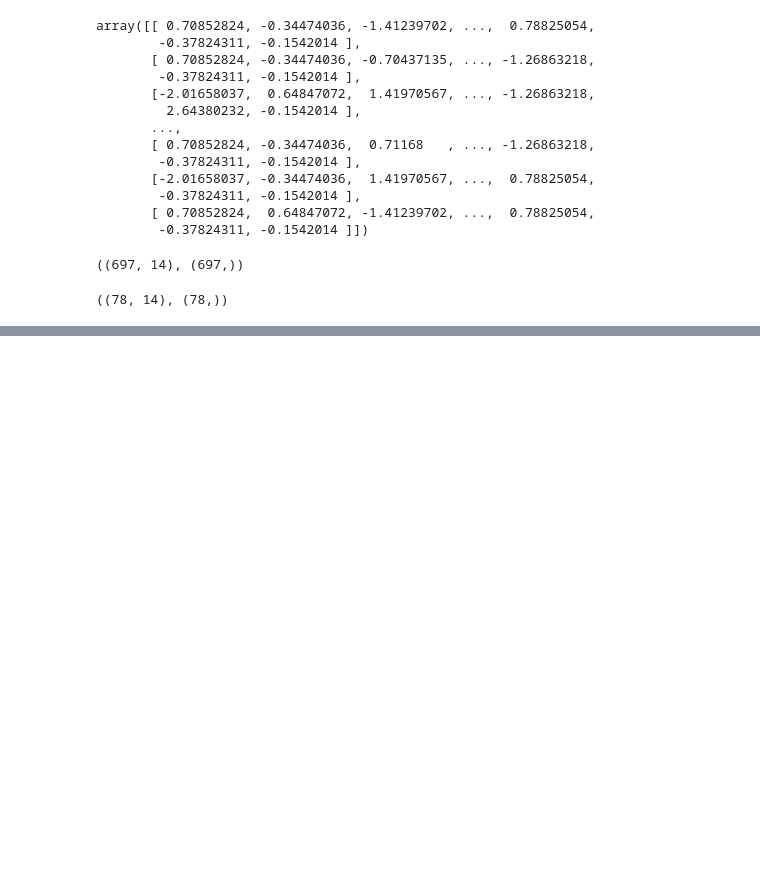
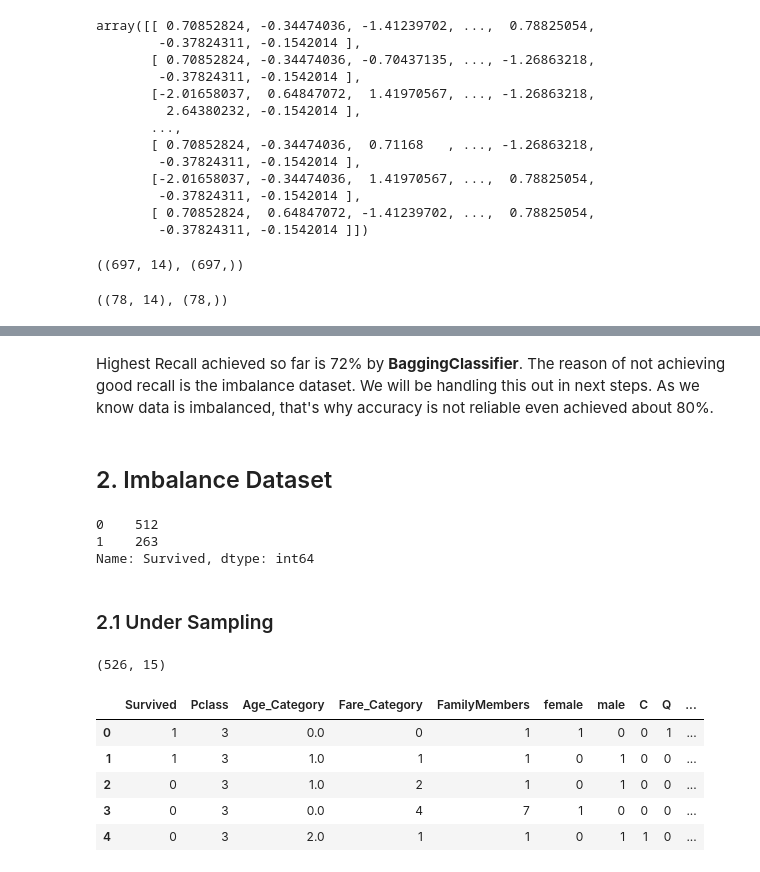
Before and after one commit to Muhammd-Hamza-Sabir/Data-Science-Projects, a Jupyter notebook: Titanic/2. Handling Imbalance Dataset.ipynb, the cells around one changed output, grey strips where cells are left out. Drawn from its saved outputs; the diff is of its cells as text; code cells hidden in the pictures; blank space fills up the shorter version.

Commit message:
Handling Imbalance Dataset using undersampling to improve the performance

```diff
--- a/Titanic/2. Handling Imbalance Dataset.ipynb
+++ b/Titanic/2. Handling Imbalance Dataset.ipynb
@@ -203,0 +123,33 @@ Bagging Classifier Accuracy:  0.7692307692307693
+# %% [markdown]
+<p>Highest Recall achieved so far is 72% by <b>BaggingClassifier</b>. The reason of not achieving good recall is the imbalance dataset. We will be handling this out in next steps. As we know data is imbalanced, that's why accuracy is not reliable even achieved about 80%.</p>
+# %% [markdown]
+## 2. Imbalance Dataset
+# %%
+train['Survived'].value_counts()
+# %% [output]
+0    512
+1    263
+Name: Survived, dtype: int64
+# %% [markdown]
+### 2.1 Under Sampling
+# %%
+train_0 = train[train['Survived']==0].sample(n=263, replace=False)
+train_1 = train[train['Survived']==1]
+# %%
+train_ = pd.concat([train_0, train_1])
+train_.reset_index(drop=True, inplace=True)
+# %%
+train_.shape
+# %% [output]
+(526, 15)
+# %%
+train_ = train_.sample(frac=1, random_state=42).reset_index(drop=True)
+# %%
+train_.head()
+# %% [output]
+|  | Survived | Pclass | Age_Category | Fare_Category | FamilyMembers | female | male | C | Q | ... |
+| 0 | 1 | 3 | 0.0 | 0 | 1 | 1 | 0 | 0 | 1 | ... |
+| 1 | 1 | 3 | 1.0 | 1 | 1 | 0 | 1 | 0 | 0 | ... |
+| 2 | 0 | 3 | 1.0 | 2 | 1 | 0 | 1 | 0 | 0 | ... |
+| 3 | 0 | 3 | 0.0 | 4 | 7 | 1 | 0 | 0 | 0 | ... |
+| 4 | 0 | 3 | 2.0 | 1 | 1 | 0 | 1 | 1 | 0 | ... |
```
Also changed, not shown: parts of 44 cells of this notebook, 2 other files.
